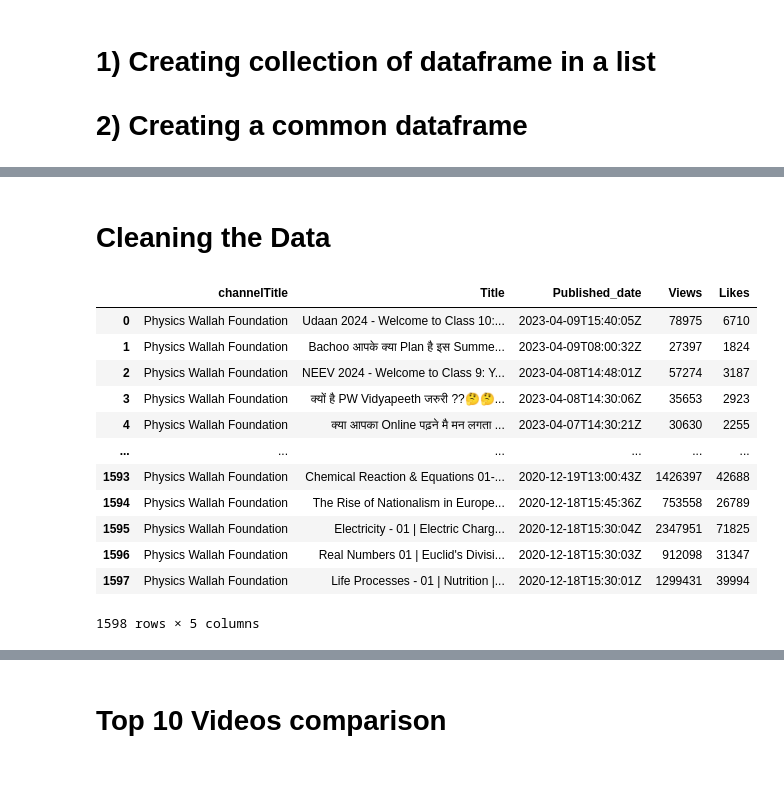
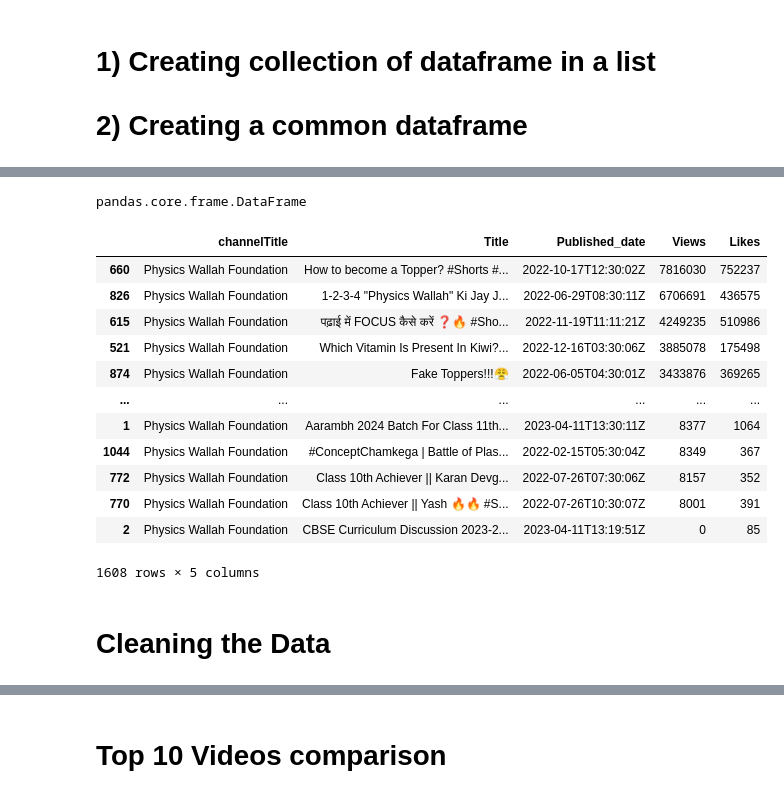
Before and after one commit to Shree7676/Data-Science-Masters, a Jupyter notebook: youtube_webscrab/yt_scrap.ipynb, the cells around one changed output, grey strips where cells are left out. Saved outputs shown, nothing was run; the diff lists cells and outputs as text; code cells hidden in the pictures.

```diff
--- a/youtube_webscrab/yt_scrap.ipynb
+++ b/youtube_webscrab/yt_scrap.ipynb
@@ -153,3 +157,11 @@ for seprate_yt_details in list_all_video_details:
     df_collection.append(df_dummy)
 
 merged_df=pd.concat([x for x in df_collection],axis=0)
+# %%
+def seprate_yt(df_collection):
+    for df in df_collection:
+        print(df.Views.sorted_values(ascending=False).head(5))
+
+
+df_collection[0].Views = pd.to_numeric(df_collection[0].Views)
+df_collection[0].sort_values('Views',ascending=False).head(5)
@@ -156,21 +175,25 @@ merged_df=pd.concat([x for x in df_collection],axis=0)
+# %%
+type(merged_df)
+# %% [output]
+pandas.core.frame.DataFrame
+# %%
+df_collection[0]
+# %% [output]
+|  | channelTitle | Title | Published_date | Views | Likes |
+| 660 | Physics Wallah Foundation | How to become a Topper? #Shorts #... | 2022-10-17T12:30:02Z | 7816030 | 752237 |
+| 826 | Physics Wallah Foundation | 1-2-3-4 "Physics Wallah" Ki Jay J... | 2022-06-29T08:30:11Z | 6706691 | 436575 |
+| 615 | Physics Wallah Foundation | पढ़ाई में FOCUS कैसे करें ❓🔥 #Sho... | 2022-11-19T11:11:21Z | 4249235 | 510986 |
+| 521 | Physics Wallah Foundation | Which Vitamin Is Present In Kiwi?... | 2022-12-16T03:30:06Z | 3885078 | 175498 |
+| 874 | Physics Wallah Foundation | Fake Toppers!!!😤 | 2022-06-05T04:30:01Z | 3433876 | 369265 |
+| ... | ... | ... | ... | ... | ... |
+| 1 | Physics Wallah Foundation | Aarambh 2024 Batch For Class 11th... | 2023-04-11T13:30:11Z | 8377 | 1064 |
+| 1044 | Physics Wallah Foundation | #ConceptChamkega | Battle of Plas... | 2022-02-15T05:30:04Z | 8349 | 367 |
+| 772 | Physics Wallah Foundation | Class 10th Achiever || Karan Devg... | 2022-07-26T07:30:06Z | 8157 | 352 |
+| 770 | Physics Wallah Foundation | Class 10th Achiever || Yash 🔥🔥 #S... | 2022-07-26T10:30:07Z | 8001 | 391 |
+| 2 | Physics Wallah Foundation | CBSE Curriculum Discussion 2023-2... | 2023-04-11T13:19:51Z | 0 | 85 |
+1608 rows × 5 columns
 # %% [markdown]
 # Cleaning the Data
-# %%
-merged_df[merged_df.channelTitle == 'Physics Wallah Foundation']
-# %% [output]
-|  | channelTitle | Title | Published_date | Views | Likes |
-| 0 | Physics Wallah Foundation | Udaan 2024 - Welcome to Class 10:... | 2023-04-09T15:40:05Z | 78975 | 6710 |
-| 1 | Physics Wallah Foundation | Bachoo आपके क्या Plan है इस Summe... | 2023-04-09T08:00:32Z | 27397 | 1824 |
-| 2 | Physics Wallah Foundation | NEEV 2024 - Welcome to Class 9: Y... | 2023-04-08T14:48:01Z | 57274 | 3187 |
-| 3 | Physics Wallah Foundation | क्यों है PW Vidyapeeth जरुरी ??🤔🤔... | 2023-04-08T14:30:06Z | 35653 | 2923 |
-| 4 | Physics Wallah Foundation | क्या आपका Online पढ़ने मै मन लगता ... | 2023-04-07T14:30:21Z | 30630 | 2255 |
-| ... | ... | ... | ... | ... | ... |
-| 1593 | Physics Wallah Foundation | Chemical Reaction & Equations 01-... | 2020-12-19T13:00:43Z | 1426397 | 42688 |
-| 1594 | Physics Wallah Foundation | The Rise of Nationalism in Europe... | 2020-12-18T15:45:36Z | 753558 | 26789 |
-| 1595 | Physics Wallah Foundation | Electricity - 01 | Electric Charg... | 2020-12-18T15:30:04Z | 2347951 | 71825 |
-| 1596 | Physics Wallah Foundation | Real Numbers 01 | Euclid's Divisi... | 2020-12-18T15:30:03Z | 912098 | 31347 |
-| 1597 | Physics Wallah Foundation | Life Processes - 01 | Nutrition |... | 2020-12-18T15:30:01Z | 1299431 | 39994 |
-1598 rows × 5 columns
 # %%
 
 def cleaning_data(df,channel_name):
```
Also changed, not shown: parts of 8 cells of this notebook, 5 other files.
